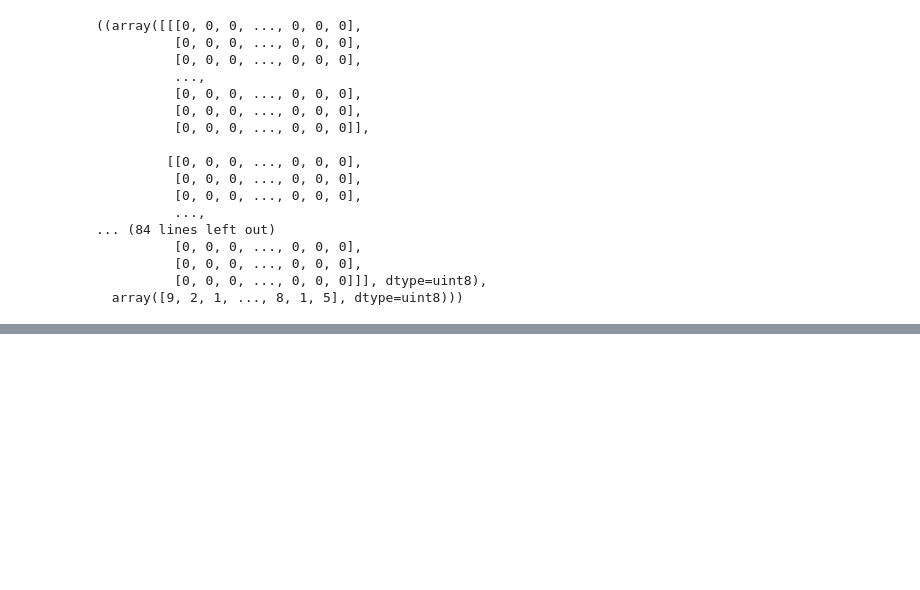
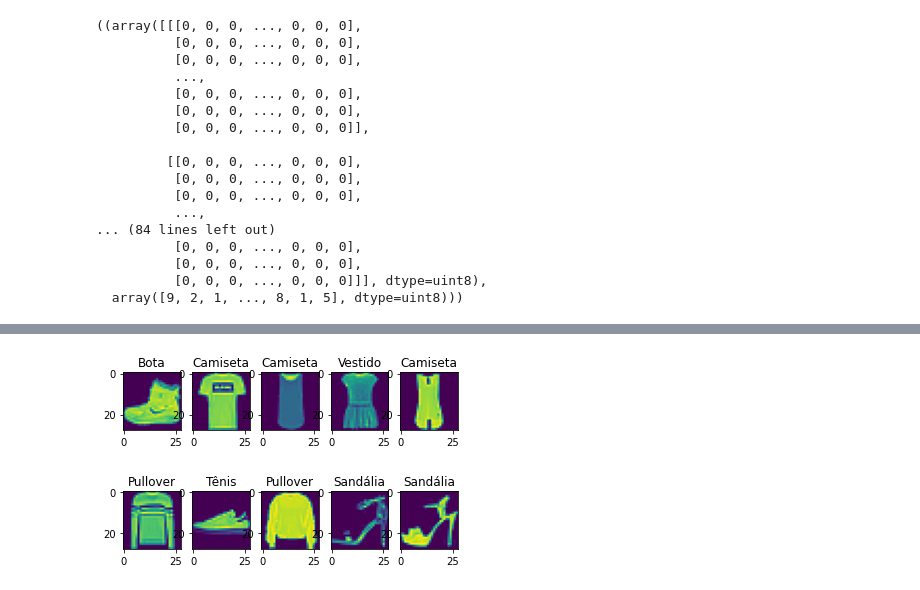
Before and after one commit to Renato-Ribeiroo/Cursos-Python, a Jupyter notebook: Curso Machine Learning Avançada/Deep Learning parte 1 Keras/Classificação_roupas.ipynb, the cells around one changed output, grey strips where cells are left out. Saved outputs shown, nothing was run; the diff lists cells and outputs as text; code cells hidden in the pictures; blank space fills up the shorter version.

```diff
--- a/Curso Machine Learning Avançada/Deep Learning parte 1 Keras/Classificação_roupas.ipynb
+++ b/Curso Machine Learning Avançada/Deep Learning parte 1 Keras/Classificação_roupas.ipynb
@@ -84,0 +102,13 @@ plt.imshow(imagens_treino[0])
+# %%
+# atribuindo nome para as classificações
+nomes_de_classificacoes = ['Camiseta', 'Calça', 'Pullover',
+                           'Vestido', 'Casaco', 'Sandália', 'Camisa',
+                           'Tênis', 'Bolsa', 'Bota']
+# %%
+# plotando as imagens com nome
+for imagem in range(10):
+    plt.subplot(2, 5, imagem+1)
+    plt.imshow(imagens_treino[imagem])
+    plt.title(nomes_de_classificacoes[identificacoes_treino[imagem]])
+# %% [output]
+[figure, added]
```
Also changed, not shown: parts of 14 cells of this notebook.
